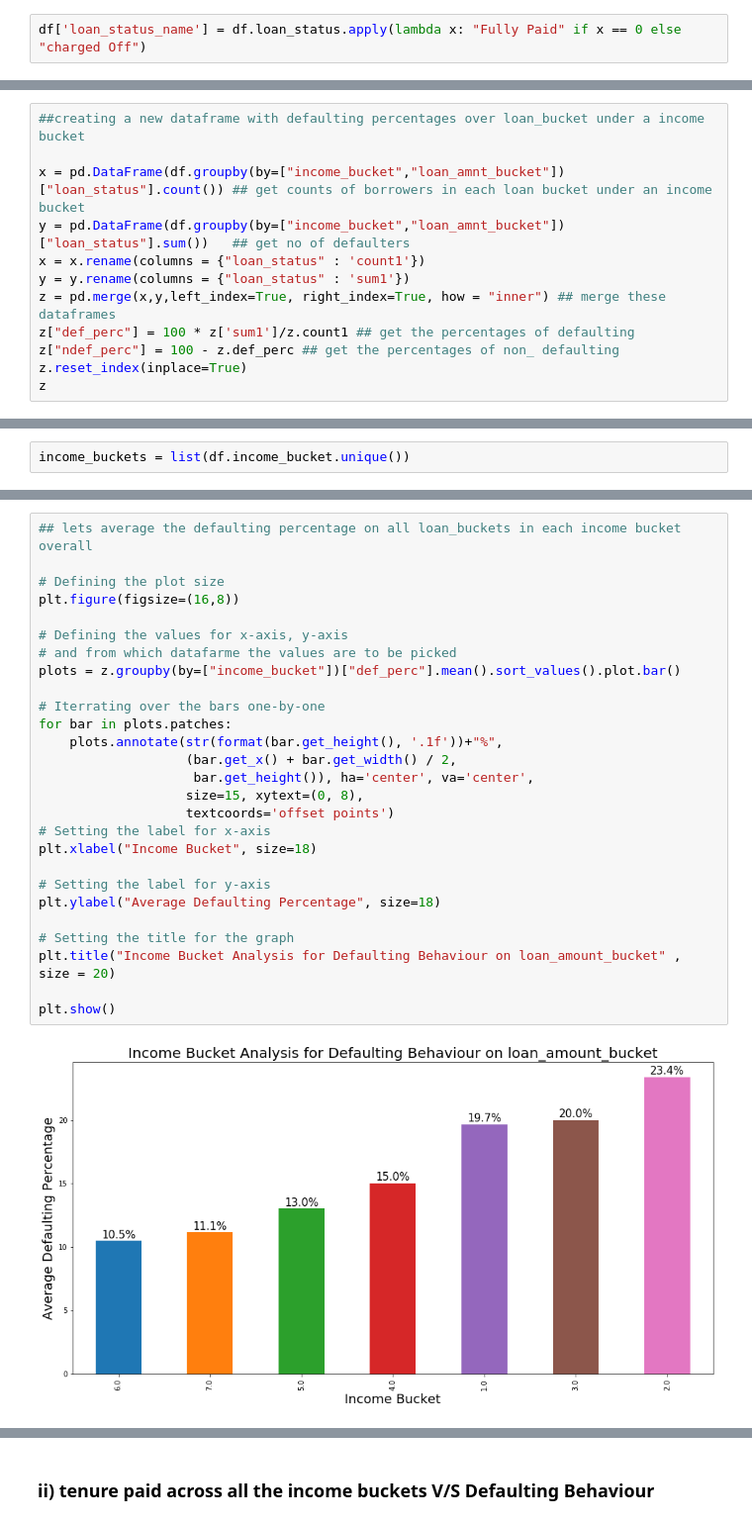
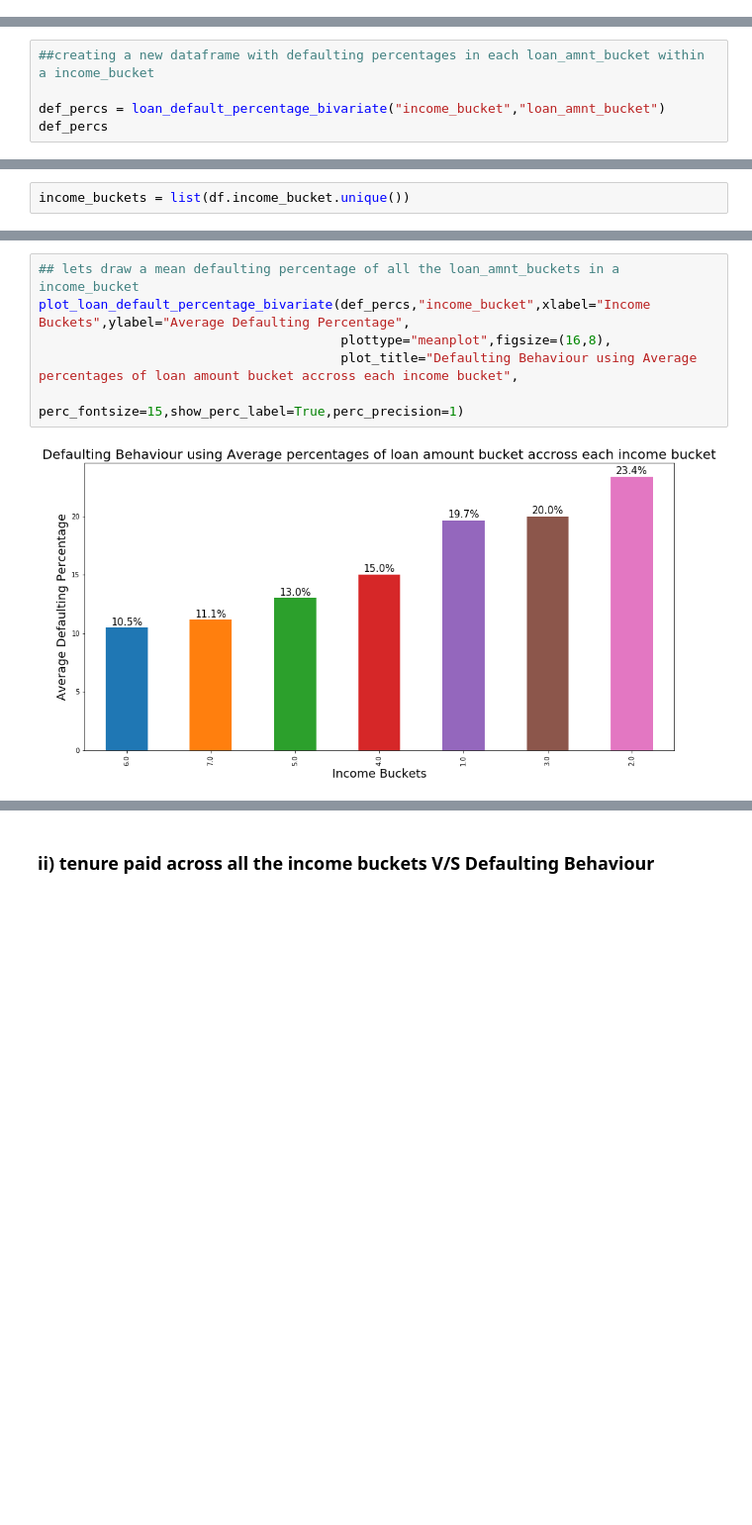
Before and after one commit to sameerg07/LendingClubEDA, a Jupyter notebook: LendingClubEDA_Final.ipynb, the cells around one changed output, grey strips where cells are left out. Shown at 99% size. Saved outputs shown, nothing was run; the diff lists cells and outputs as text; blank space fills up the shorter version.

```diff
--- a/LendingClubEDA_Final.ipynb
+++ b/LendingClubEDA_Final.ipynb
@@ -2530,5 +2530,3 @@ fig.show()
 # %% [markdown]
 ### Grade Analysis
     - checking how each subgrade is affecting the fefaulting rate within a grade
-# %%
-df['loan_status_name'] = df.loan_status.apply(lambda x: "Fully Paid" if x == 0 else "charged Off")
@@ -3332,17 +3010,10 @@ df.income_bucket.value_counts()
 6.0     1294
 Name: income_bucket, dtype: int64
 # %%
-##creating a new dataframe with defaulting percentages over loan_bucket under a income bucket
+##creating a new dataframe with defaulting percentages in each loan_amnt_bucket within a income_bucket
 
-x = pd.DataFrame(df.groupby(by=["income_bucket","loan_amnt_bucket"])["loan_status"].count()) ## get counts of borrowers in each loan bucket under an income bucket
-y = pd.DataFrame(df.groupby(by=["income_bucket","loan_amnt_bucket"])["loan_status"].sum())   ## get no of defaulters
-x = x.rename(columns = {"loan_status" : 'count1'})
-y = y.rename(columns = {"loan_status" : 'sum1'})
-z = pd.merge(x,y,left_index=True, right_index=True, how = "inner") ## merge these dataframes
-z["def_perc"] = 100 * z['sum1']/z.count1 ## get the percentages of defaulting
-z["ndef_perc"] = 100 - z.def_perc ## get the percentages of non_ defaulting
-z.reset_index(inplace=True)
-z
+def_percs = loan_default_percentage_bivariate("income_bucket","loan_amnt_bucket")
+def_percs
 # %% [output]
 |  | income_bucket | loan_amnt_bucket | count1 | sum1 | def_perc | ndef_perc |
 | 0 | 1.0 | 1 | 1586 | 276 | 17.402270 | 82.597730 |
@@ -3395,32 +3056,11 @@ Text(0,0.5,'default percentage')
 # %%
-## lets average the defaulting percentage on all loan_buckets in each income bucket overall
-
-# Defining the plot size
-plt.figure(figsize=(16,8))
-
-# Defining the values for x-axis, y-axis
-# and from which datafarme the values are to be picked
-plots = z.groupby(by=["income_bucket"])["def_perc"].mean().sort_values().plot.bar()
-
-# Iterrating over the bars one-by-one
-for bar in plots.patches:
-    plots.annotate(str(format(bar.get_height(), '.1f'))+"%",
-                   (bar.get_x() + bar.get_width() / 2,
-                    bar.get_height()), ha='center', va='center',
-                   size=15, xytext=(0, 8),
-                   textcoords='offset points')
-# Setting the label for x-axis
-plt.xlabel("Income Bucket", size=18)
-
-# Setting the label for y-axis
-plt.ylabel("Average Defaulting Percentage", size=18)
-
-# Setting the title for the graph
-plt.title("Income Bucket Analysis for Defaulting Behaviour on loan_amount_bucket" , size = 20)
-
-plt.show()
+## lets draw a mean defaulting percentage of all the loan_amnt_buckets in a income_bucket
+plot_loan_default_percentage_bivariate(def_percs,"income_bucket",xlabel="Income Buckets",ylabel="Average Defaulting Percentage",
+                                       plottype="meanplot",figsize=(16,8),
+                                       plot_title="Defaulting Behaviour using Average percentages of loan amount bucket accross each income bucket",
+                                       perc_fontsize=15,show_perc_label=True,perc_precision=1)
 # %% [output]
-[figure, old version]
+[figure, new version]
 # %%
 ## lets also get a heatmap for better understanding
 plt.figure(figsize=(10,8))
```
Also changed, not shown: parts of 33 cells of this notebook, 1 other file.
